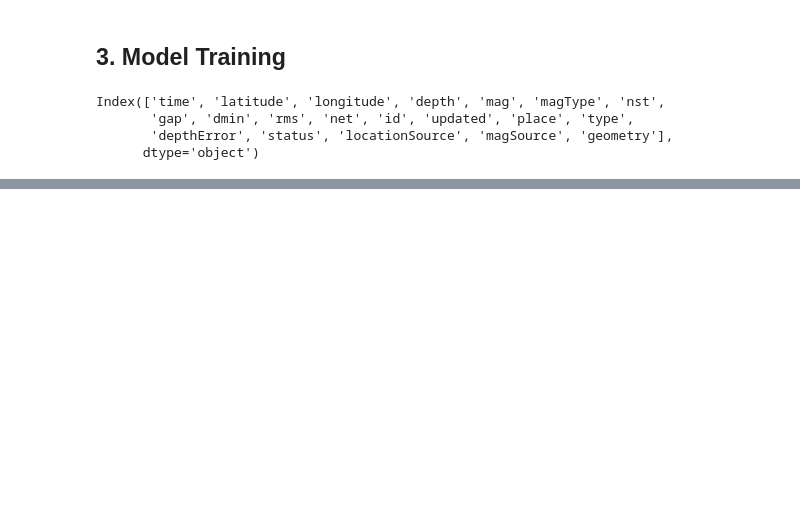
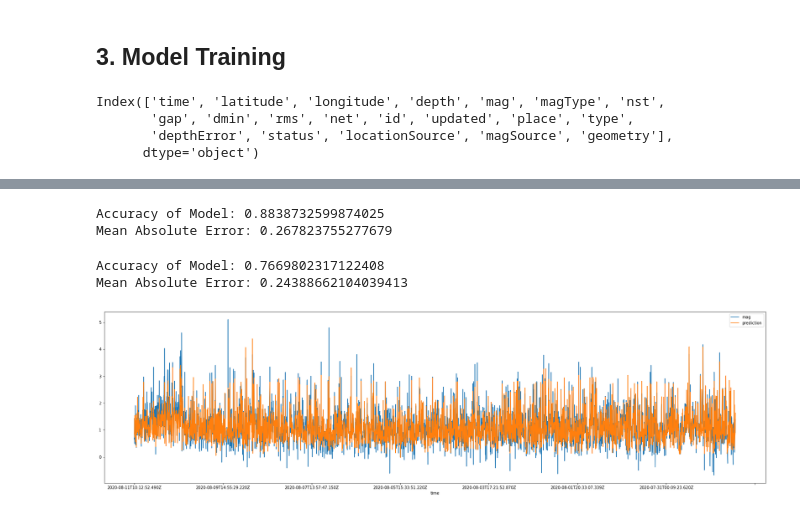
Before and after one commit to Andre-Gilbert/Earthquake-Prediction, a Jupyter notebook: ml/earthquake_prediction.ipynb, the cells around one changed output, grey strips where cells are left out. Cells and saved outputs as stored; diff of their text form; code cells hidden in the pictures; blank space fills up the shorter version.

```diff
--- a/ml/earthquake_prediction.ipynb
+++ b/ml/earthquake_prediction.ipynb
@@ -243,0 +275,49 @@ Mean Absolute Error: 0.26620308734241604
+# %%
+year_2022 = 1459
+test = math.floor(len(df) * 0.4)
+
+df_validation = df.iloc[:year_2022]
+df_validation = df_validation[['time'] + features + cat_features + [target]]
+
+df_train = df.iloc[test:]
+df_train = df_train[features + cat_features + [target]]
+
+df_test = df.iloc[year_2022:test]
+df_test = df_test[['time'] + features + cat_features + [target]]
+df_test = df_test.dropna(axis=0)
+# %%
+x_train, x_test, y_train, y_test = model_selection.train_test_split(
+    df_train[features + cat_features],
+    df_train[target],
+    test_size=0.2,
+    random_state=42,
+)
+# %%
+params = {
+    'depth': 3,
+    'iterations': 3000,
+    'learning_rate': 0.05,
+    'early_stopping_rounds': 10,
+}
+model = cb.CatBoostRegressor(cat_features=cat_features, **params)
+model.fit(x_train, y_train, eval_set=[(x_test, y_test)], verbose=False)
+
+predictions = model.predict(x_test)
+print(f'Accuracy of Model: {model.score(x_test, y_test)}')
+print(f'Mean Absolute Error: {mean_absolute_error(y_test, predictions)}')
+# %% [output]
+Accuracy of Model: 0.8838732599874025
+Mean Absolute Error: 0.267823755277679
+# %%
+predictions = model.predict(df_test[features + cat_features])
+print(f'Accuracy of Model: {model.score(df_test[features + cat_features], df_test[target])}')
+print(f'Mean Absolute Error: {mean_absolute_error(df_test[target], predictions)}')
+
+df_plot = pd.DataFrame({'time': df_test['time'], 'mag': df_test[target], 'prediction': predictions})
+df_plot.iloc[::-1]
+df_plot.plot(x='time', figsize=(30, 8))
+plt.show()
+# %% [output]
+Accuracy of Model: 0.7669802317122408
+Mean Absolute Error: 0.24388662104039413
+[figure, added]
```
Also changed, not shown: parts of 14 cells of this notebook, 6 other files.
